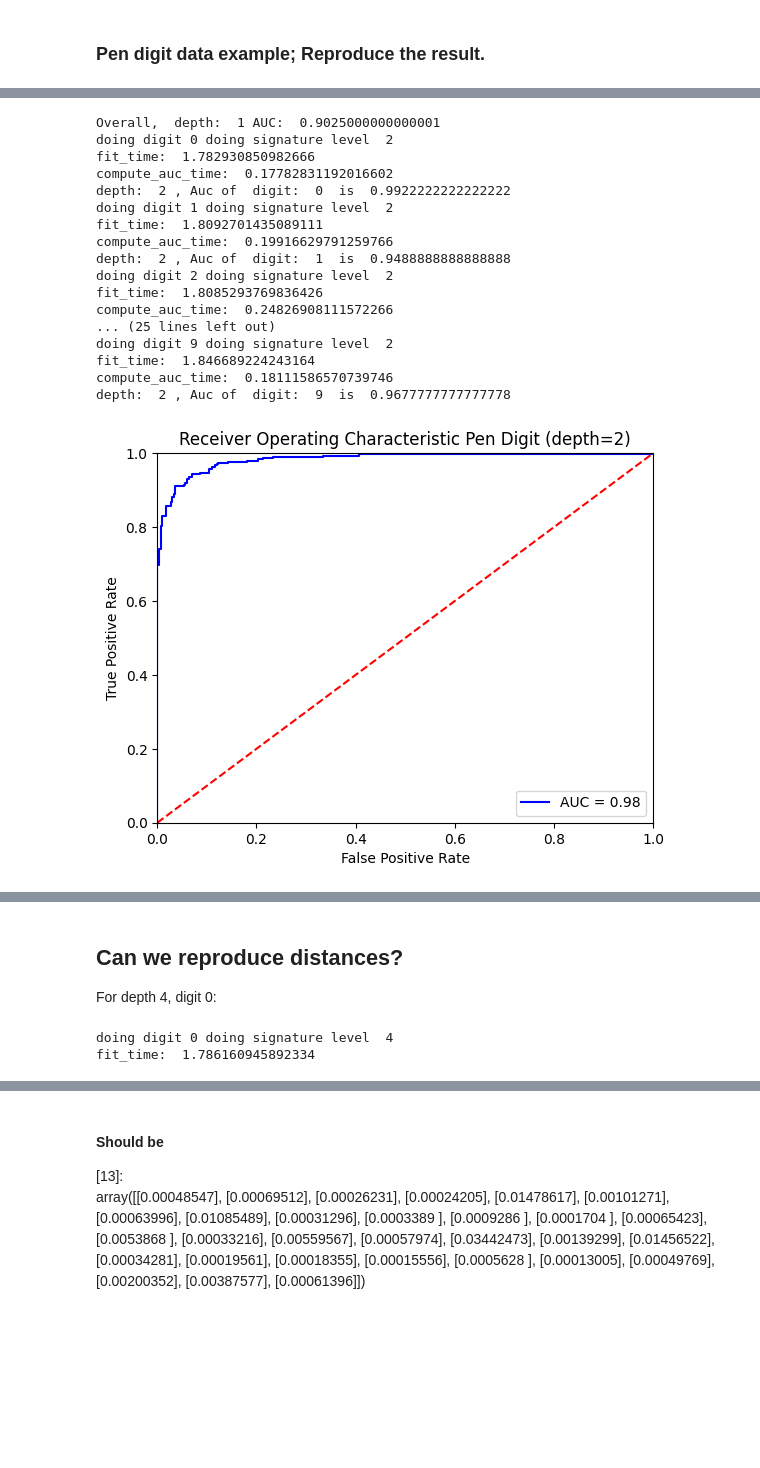
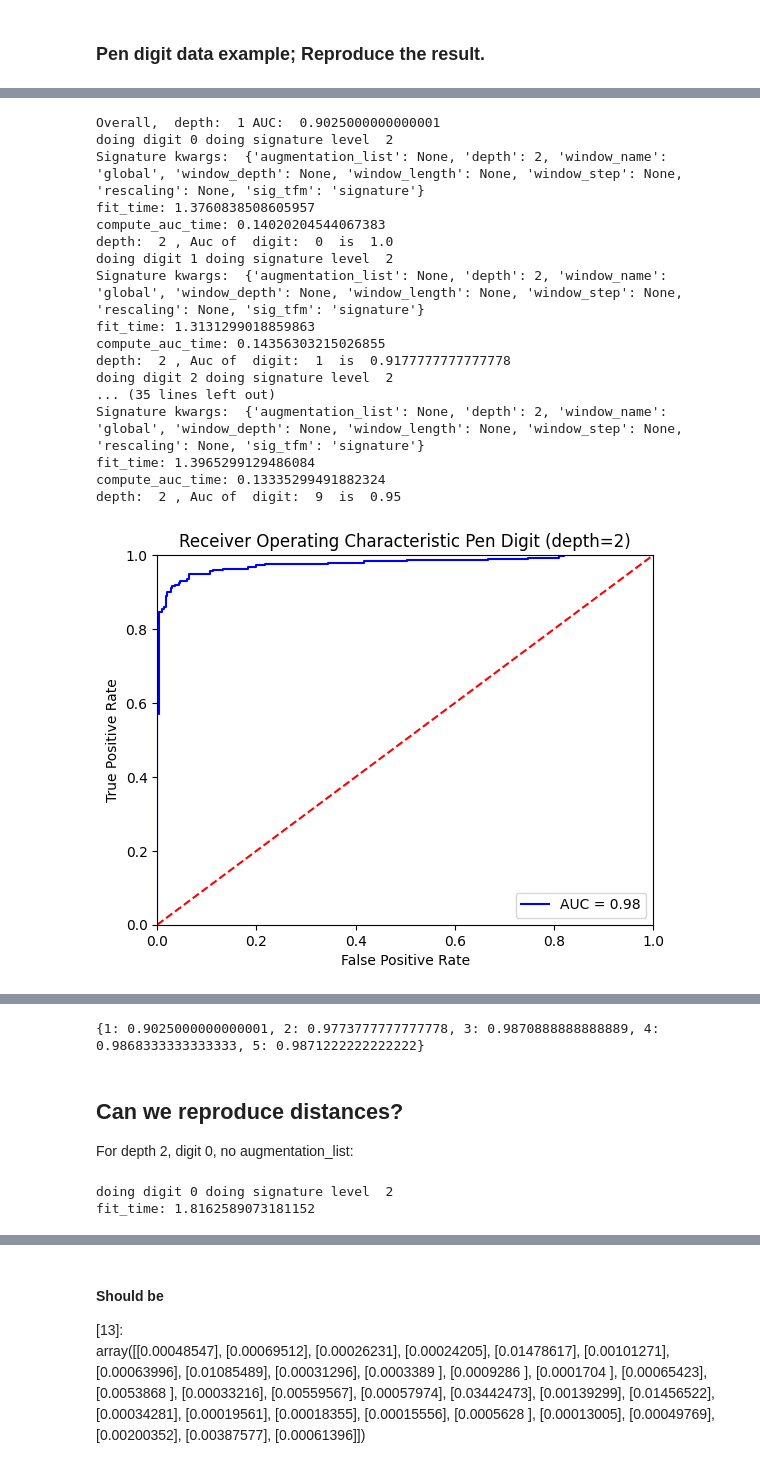
Before and after one commit to datasig-ac-uk/signature_mahalanobis_knn, a Jupyter notebook: paper-examples/examples.ipynb, the cells around one changed output, grey strips where cells are left out. Saved outputs shown, nothing was run; the diff lists cells and outputs as text; code cells hidden in the pictures; blank space fills up the shorter version.

```diff
--- a/paper-examples/examples.ipynb
+++ b/paper-examples/examples.ipynb
@@ -23,7 +23,7 @@ DATA_DIR = "/Users/zoos/PycharmProjects/Anomaly_detection/data/"
 # %% [markdown]
 ### Pen digit data example; Reproduce the result.
 # %%
-n_neighbours = 50
+n_neighbours = 800
 # %%
 data = Data.Data(n_samples=(800, 30, 30), if_sample=True)
 data.load_pen_digit()
@@ -48,6 +48,7 @@ for depth in depths:
             knn_library="sklearn",
             X_train=data.corpus,
             signature_kwargs={
+                "augmentation_list": None,
                 "depth": depth,
             },
         )
@@ -101,20 +102,20 @@ compute_auc_time:  0.21489596366882324
 depth:  1 , Auc of  digit:  9  is  0.818888888888889
 [figure]
 Overall,  depth:  1 AUC:  0.9025000000000001
 doing digit 0 doing signature level  2
-fit_time:  1.782930850982666
-compute_auc_time:  0.17782831192016602
-depth:  2 , Auc of  digit:  0  is  0.9922222222222222
+Signature kwargs:  {'augmentation_list': None, 'depth': 2, 'window_name': 'global', 'window_depth': None, 'window_length': None, 'window_step': None, 'rescaling': None, 'sig_tfm': 'signature'}
+fit_time: 1.3760838508605957
+compute_auc_time: 0.14020204544067383
+depth:  2 , Auc of  digit:  0  is  1.0
 doing digit 1 doing signature level  2
-fit_time:  1.8092701435089111
-compute_auc_time:  0.19916629791259766
-depth:  2 , Auc of  digit:  1  is  0.9488888888888888
+Signature kwargs:  {'augmentation_list': None, 'depth': 2, 'window_name': 'global', 'window_depth': None, 'window_length': None, 'window_step': None, 'rescaling': None, 'sig_tfm': 'signature'}
+fit_time: 1.3131299018859863
+compute_auc_time: 0.14356303215026855
+depth:  2 , Auc of  digit:  1  is  0.9177777777777778
 doing digit 2 doing signature level  2
-fit_time:  1.8085293769836426
-compute_auc_time:  0.24826908111572266
-... (25 lines left out)
-doing digit 9 doing signature level  2
-fit_time:  1.846689224243164
-compute_auc_time:  0.18111586570739746
-depth:  2 , Auc of  digit:  9  is  0.9677777777777778
+... (35 lines left out)
+Signature kwargs:  {'augmentation_list': None, 'depth': 2, 'window_name': 'global', 'window_depth': None, 'window_length': None, 'window_step': None, 'rescaling': None, 'sig_tfm': 'signature'}
+fit_time: 1.3965299129486084
+compute_auc_time: 0.13335299491882324
+depth:  2 , Auc of  digit:  9  is  0.95
-[figure, old version]
+[figure, new version]
@@ -178,10 +179,14 @@ Wall time: 2min 8s
+# %%
+print(depth_to_auc)
+# %% [output]
+{1: 0.9025000000000001, 2: 0.9773777777777778, 3: 0.9870888888888889, 4: 0.9868333333333333, 5: 0.9871222222222222}
 # %% [markdown]
 ## Can we reproduce distances?
 
-For depth 4, digit 0:
+For depth 2, digit 0, no augmentation_list:
 # %%
 digit = 0
-depth = 4
+depth = 2
 data.load_pen_digit(digit=digit)
 print("doing digit", digit, "doing signature level ", depth)
 signature_maha_knn = SignatureMahalanobisKNN()
@@ -190,9 +195,7 @@ start_time = time.time()
 signature_maha_knn.fit(
     knn_library="sklearn",
     X_train=data.corpus,
-    signature_kwargs={
-        "depth": depth,
-    },
+    signature_kwargs={},
 )
 fit_time = time.time() - start_time
 print(f"fit_time: {fit_time}")
@@ -204,5 +207,5 @@ outlier_dists = signature_maha_knn.conformance(
     data.test_outlier, n_neighbors=n_neighbours
 )
 # %% [output]
-doing digit 0 doing signature level  4
-fit_time:  1.786160945892334
+doing digit 0 doing signature level  2
+fit_time: 1.8162589073181152
```
Also changed, not shown: parts of 37 cells of this notebook, 3 other files.
